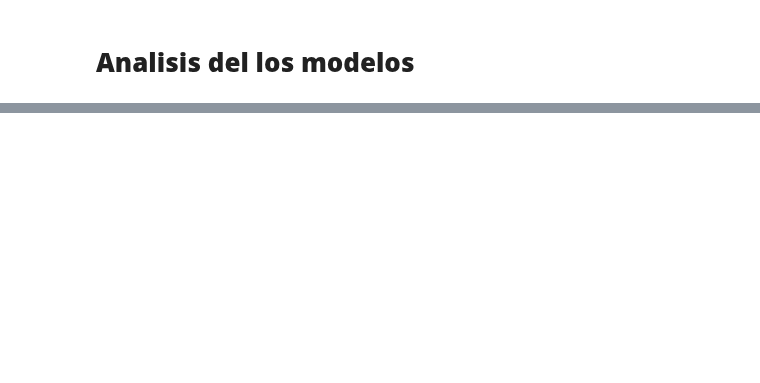
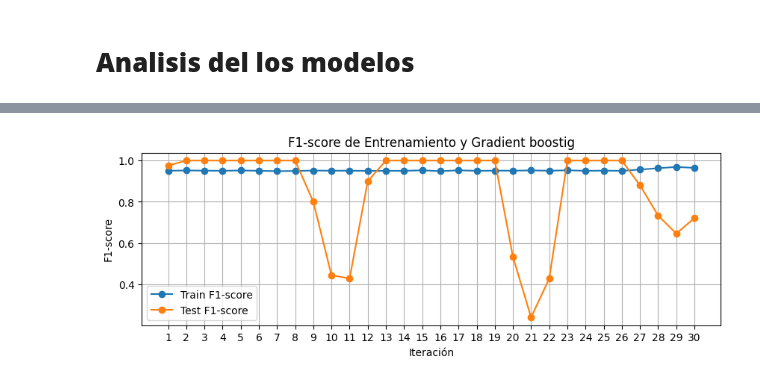
Before and after one commit to auramolina/Anal-tica-en-recursos-humanos, a Jupyter notebook: c_Modelado.ipynb, the cells around one changed output, grey strips where cells are left out. Drawn from its saved outputs; the diff is of its cells as text; code cells hidden in the pictures; blank space fills up the shorter version.

```diff
--- a/c_Modelado.ipynb
+++ b/c_Modelado.ipynb
@@ -203,0 +255,8 @@ pd_resultados[["params","mean_test_score"]].sort_values(by="mean_test_score", as
+# %%
+#GRADIENT BOOSTING
+
+from sklearn.ensemble import GradientBoostingClassifier
+
+gboos = GradientBoostingClassifier(n_estimators = 100, random_state = 28)
+
+gboos.fit(X2,y)
@@ -203,0 +265,3 @@ pd_resultados[["params","mean_test_score"]].sort_values(by="mean_test_score", as
+# %%
+tun_gbt = RandomizedSearchCV(m_gbt,param_distributions=param_grid_gb,n_iter=10,scoring="f1")
+tun_gbt.fit(X2,y)
@@ -211,6 +315,6 @@ pd_resultados[["params","mean_test_score"]].sort_values(by="mean_test_score", as
 # %%
 # Mejor grilla del modelo GradientBoostingClassifier
-#dt_final = tun_gb.best_estimator_
+gb_final = tun_gbt.best_estimator_
 
 # Guardar el modelo con hyperparameter tunning
 rf_final = tun_rf.best_estimator_
@@ -218,5 +322,5 @@ rf_final = tun_rf.best_estimator_
 # <font color='0C2054'><b>Analisis del los modelos
 # %%
 #####Evaluar métrica de entrenamiento y evaluación para mirar sobre ajuste ####
-#eval_gb=cross_validate(gb_final,X2,y,cv=30,scoring="f1",return_train_score=True)
+eval_gb=cross_validate(gb_final,X2,y,cv=30,scoring="f1",return_train_score=True)
 eval_rf=cross_validate(rf_final,X2,y,cv=30,scoring="f1",return_train_score=True)
@@ -238,0 +378,17 @@ train_test_gb
+# %%
+# Número de iteraciones
+iterations = range(1, len(train_test_gb) + 1)
+
+# Crear el gráfico de líneas para ver si hay o no sobreajuste
+plt.figure(figsize=(10, 3))
+plt.plot(iterations, train_test_gb['train_score'], marker='o', label='Train F1-score')
+plt.plot(iterations, train_test_gb['test_score'], marker='o', label='Test F1-score')
+plt.title('F1-score de Entrenamiento y Gradient boostig')
+plt.xlabel('Iteración')
+plt.ylabel('F1-score')
+plt.xticks(iterations)
+plt.legend()
+plt.grid(True)
+plt.show()
+# %% [output]
+[figure, added]
```
Also changed, not shown: parts of 27 cells of this notebook, 2 other files.
